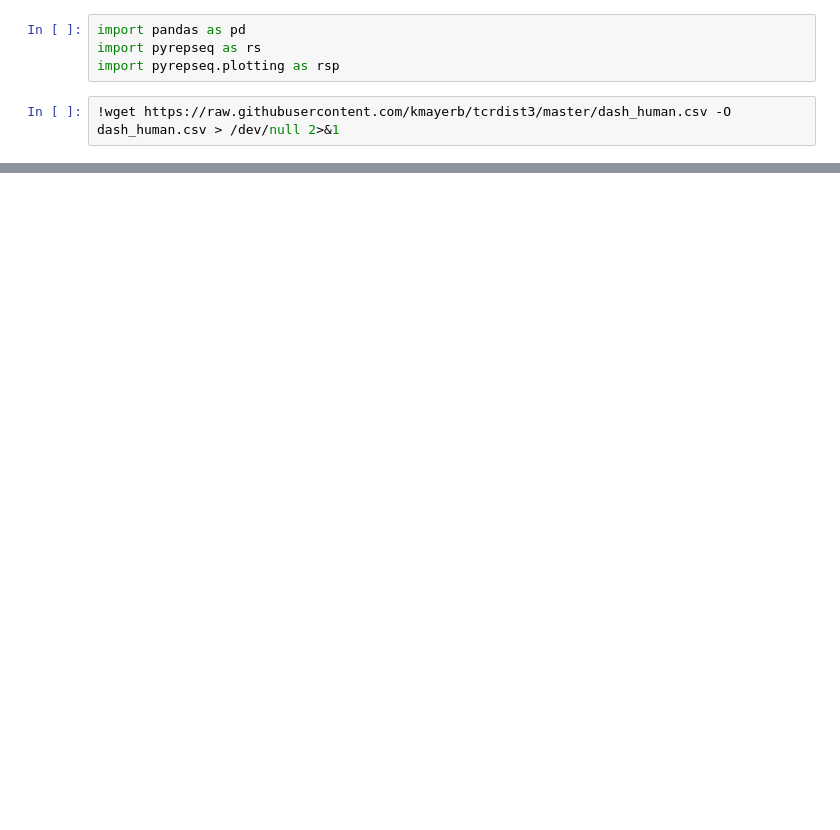
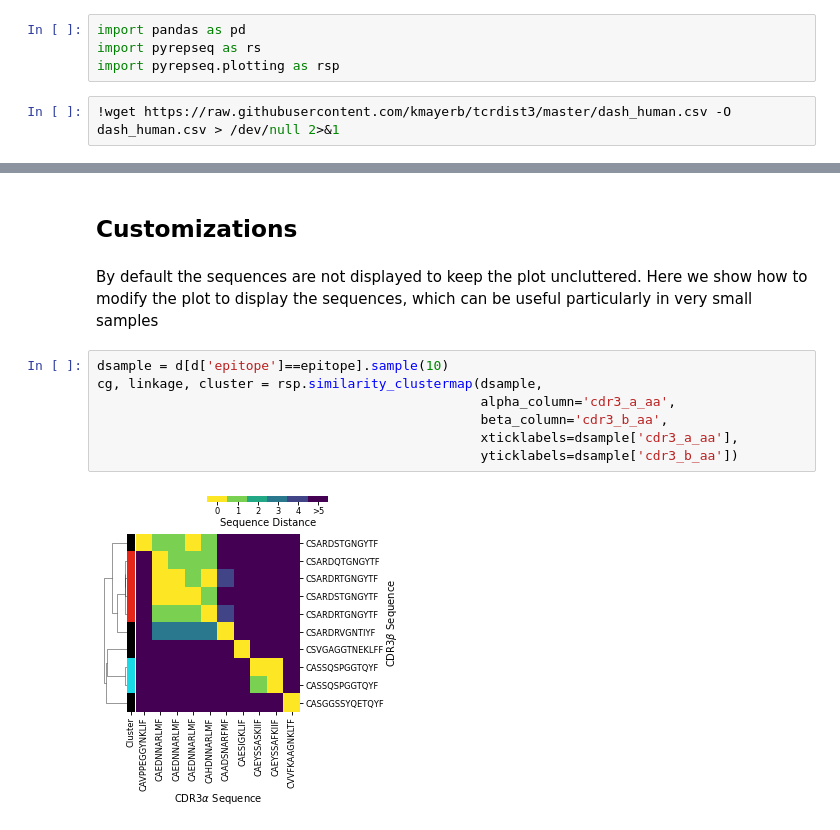
Before and after one commit to andim/pyrepseq, a Jupyter notebook: examples/similarity_clustermap.ipynb, the cells around one changed output, grey strips where cells are left out. Cells and saved outputs as stored; diff of their text form; blank space fills up the shorter version.

```diff
--- a/examples/similarity_clustermap.ipynb
+++ b/examples/similarity_clustermap.ipynb
@@ -23,0 +27,13 @@ Caption: Sequence-similarity clustermap of TCRs binding to an Epstein-Barr Virus
+# %% [markdown]
+## Customizations
+# %% [markdown]
+By default the sequences are not displayed to keep the plot uncluttered. Here we show how to modify the plot to display the sequences, which can be useful particularly in very small samples
+# %%
+dsample = d[d['epitope']==epitope].sample(10)
+cg, linkage, cluster = rsp.similarity_clustermap(dsample,
+                                                 alpha_column='cdr3_a_aa',
+                                                 beta_column='cdr3_b_aa',
+                                                 xticklabels=dsample['cdr3_a_aa'],
+                                                 yticklabels=dsample['cdr3_b_aa'])
+# %% [output]
+[figure, added]
```
Also changed, not shown: parts of 6 cells of this notebook, 1 other file.
